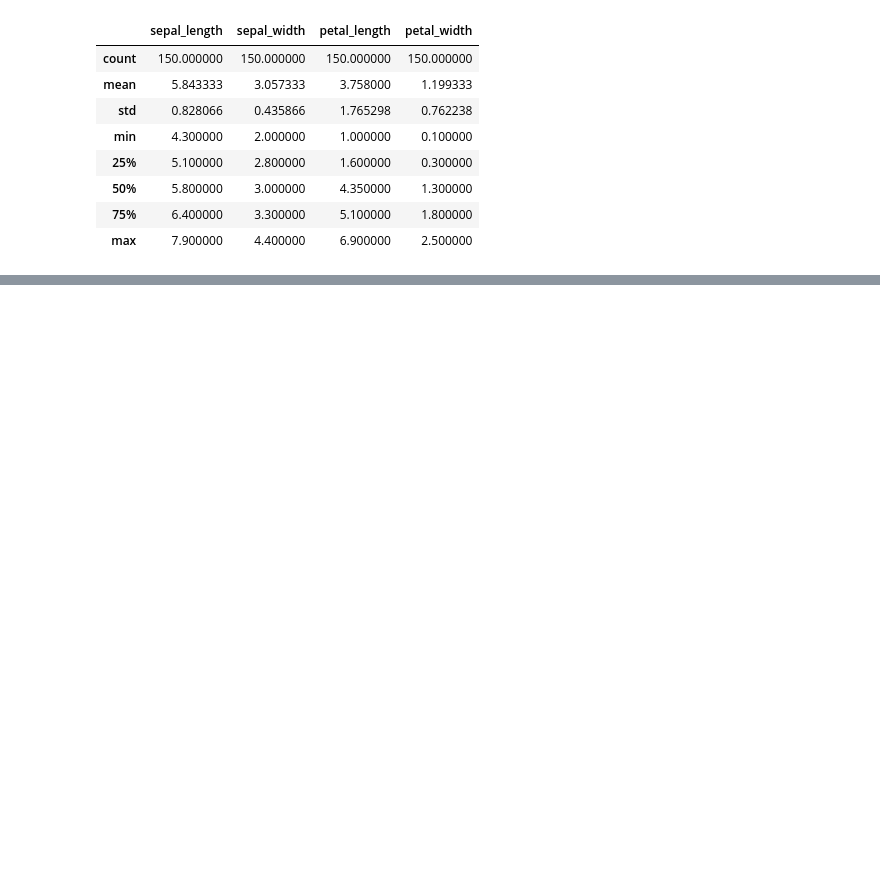
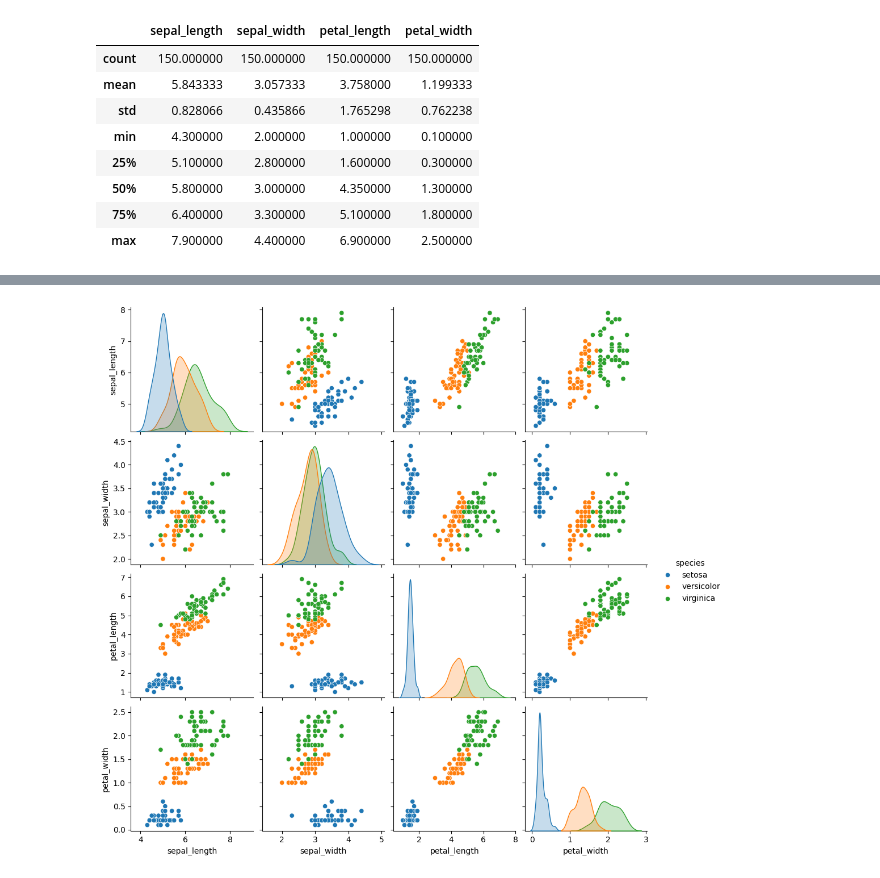
Before and after one commit to Mateolr28/Lectura_BD_python, a Jupyter notebook: ejercicio.ipynb, the cells around one changed output, grey strips where cells are left out. Cells and saved outputs as stored; diff of their text form; code cells hidden in the pictures; blank space fills up the shorter version.

```diff
--- a/ejercicio.ipynb
+++ b/ejercicio.ipynb
@@ -20,0 +56,5 @@ display(df_iris.info())
+# %%
+sns.pairplot(df_iris, hue='species')
+plt.show()
+# %% [output]
+[figure, added]
```
Also changed, not shown: parts of 9 cells of this notebook, 3 other files.
